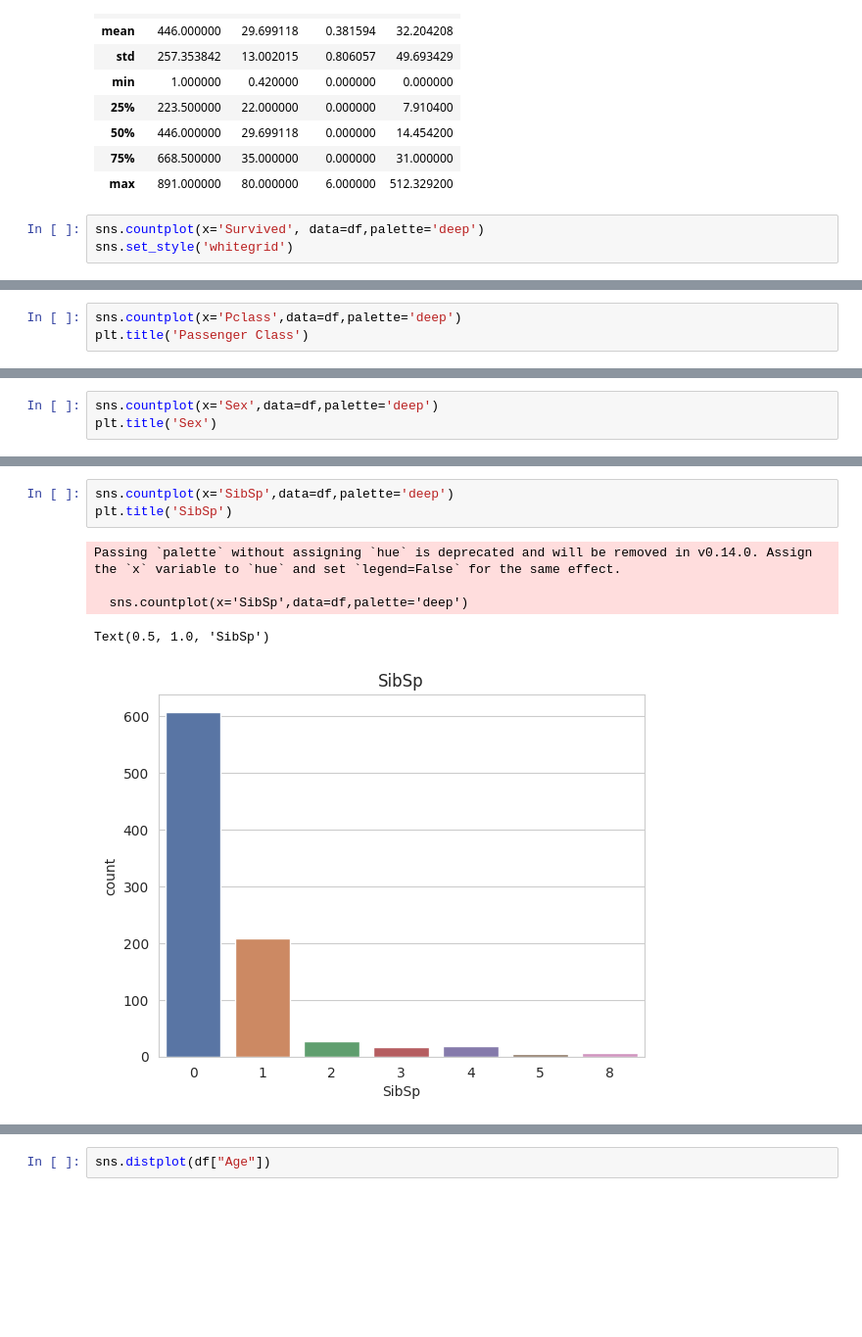
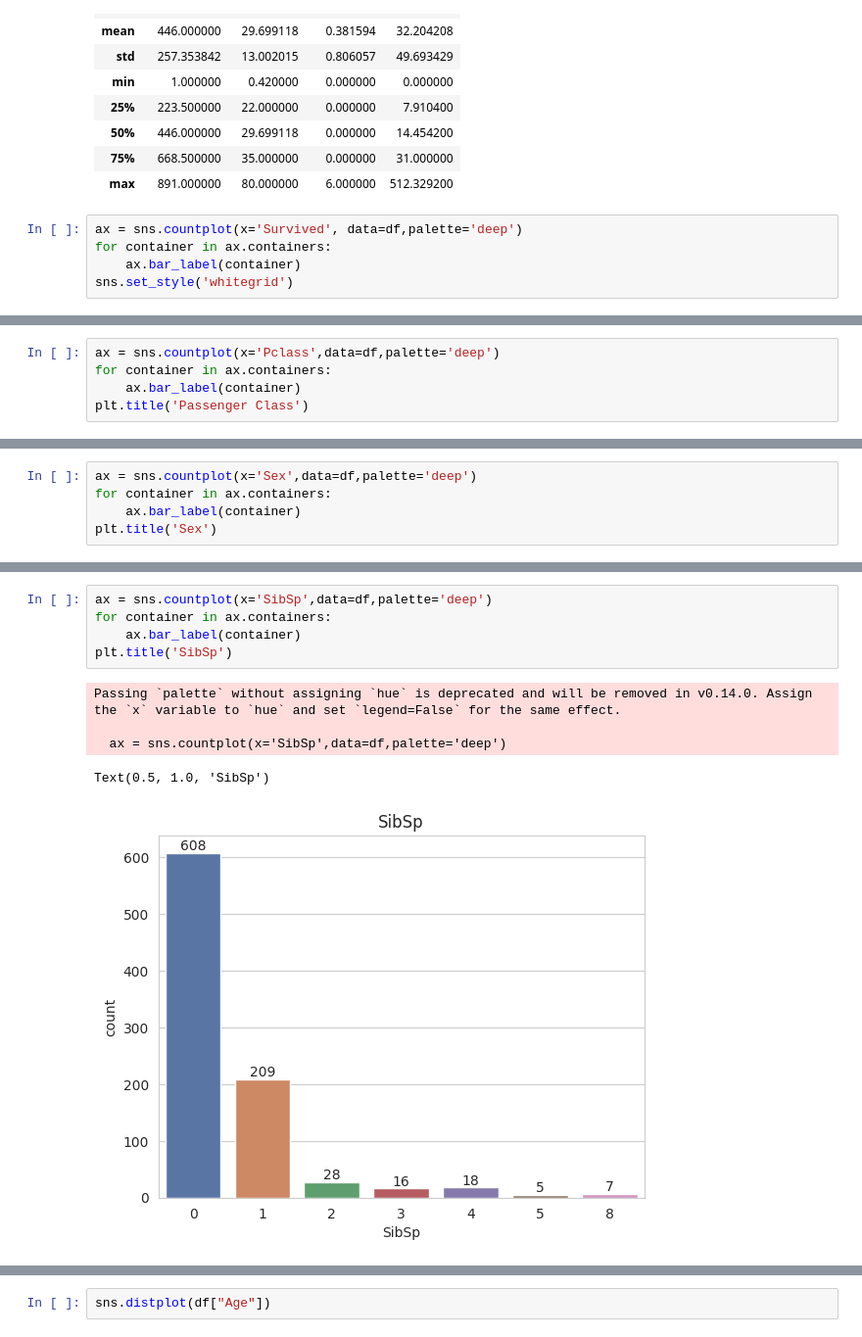
Before and after one commit to tonayhub/python_project, a Jupyter notebook: EDA_examples.ipynb, the cells around one changed output, grey strips where cells are left out. Shown at 98% size. Cells and saved outputs as stored; diff of their text form; blank space fills up the shorter version.

```diff
--- a/EDA_examples.ipynb
+++ b/EDA_examples.ipynb
@@ -114,7 +114,9 @@ df.describe()
 | 75% | 668.500000 | 35.000000 | 0.000000 | 31.000000 |
 | max | 891.000000 | 80.000000 | 6.000000 | 512.329200 |
 # %%
-sns.countplot(x='Survived', data=df,palette='deep')
+ax = sns.countplot(x='Survived', data=df,palette='deep')
+for container in ax.containers:
+    ax.bar_label(container)
 sns.set_style('whitegrid')
 # %% [output]
 Passing `palette` without assigning `hue` is deprecated and will be removed in v0.14.0. Assign the `x` variable to `hue` and set `legend=False` for the same effect.
@@ -124,5 +126,7 @@ Passing `palette` without assigning `hue` is deprecated and will be removed in v
 # %%
-sns.countplot(x='Pclass',data=df,palette='deep')
+ax = sns.countplot(x='Pclass',data=df,palette='deep')
+for container in ax.containers:
+    ax.bar_label(container)
 plt.title('Passenger Class')
 # %% [output]
 Passing `palette` without assigning `hue` is deprecated and will be removed in v0.14.0. Assign the `x` variable to `hue` and set `legend=False` for the same effect.
@@ -133,5 +137,7 @@ Text(0.5, 1.0, 'Passenger Class')
 # %%
-sns.countplot(x='Sex',data=df,palette='deep')
+ax = sns.countplot(x='Sex',data=df,palette='deep')
+for container in ax.containers:
+    ax.bar_label(container)
 plt.title('Sex')
 # %% [output]
 Passing `palette` without assigning `hue` is deprecated and will be removed in v0.14.0. Assign the `x` variable to `hue` and set `legend=False` for the same effect.
@@ -142,10 +148,12 @@ Text(0.5, 1.0, 'Sex')
 # %%
-sns.countplot(x='SibSp',data=df,palette='deep')
+ax = sns.countplot(x='SibSp',data=df,palette='deep')
+for container in ax.containers:
+    ax.bar_label(container)
 plt.title('SibSp')
 # %% [output]
 Passing `palette` without assigning `hue` is deprecated and will be removed in v0.14.0. Assign the `x` variable to `hue` and set `legend=False` for the same effect.
 
-  sns.countplot(x='SibSp',data=df,palette='deep')
+  ax = sns.countplot(x='SibSp',data=df,palette='deep')
 Text(0.5, 1.0, 'SibSp')
-[figure, old version]
+[figure, new version]
 # %%
```
Also changed, not shown: parts of 5 cells of this notebook.
